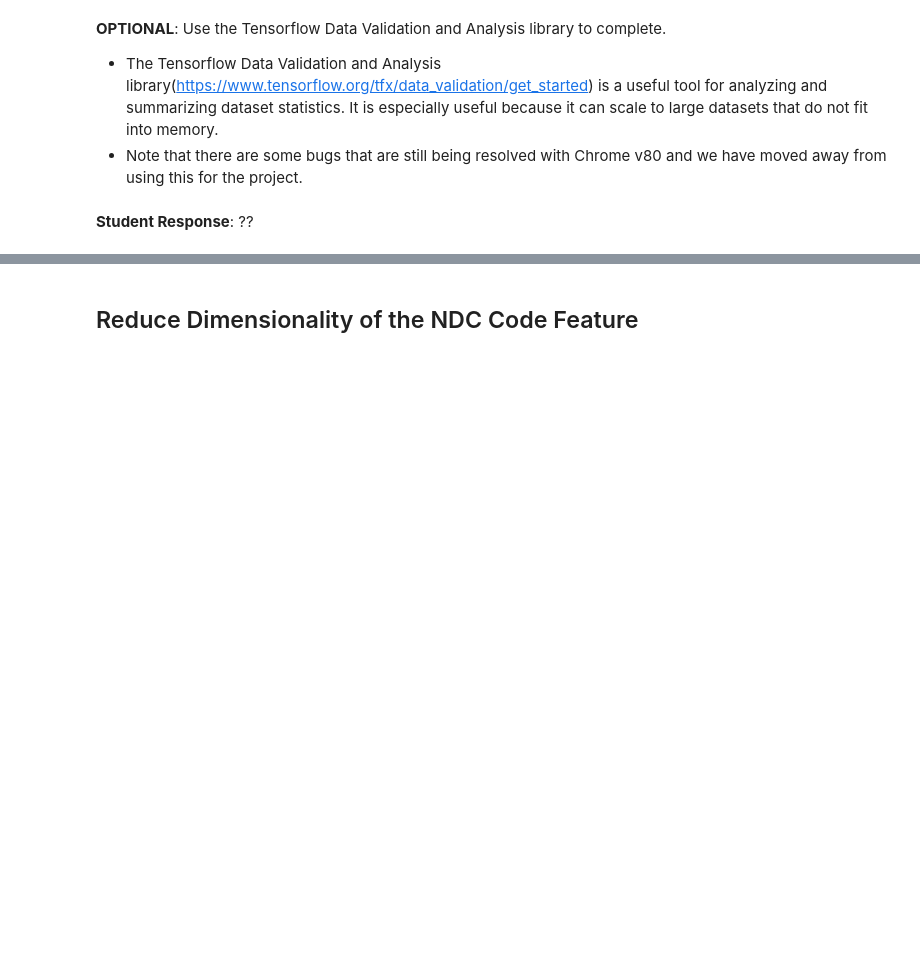
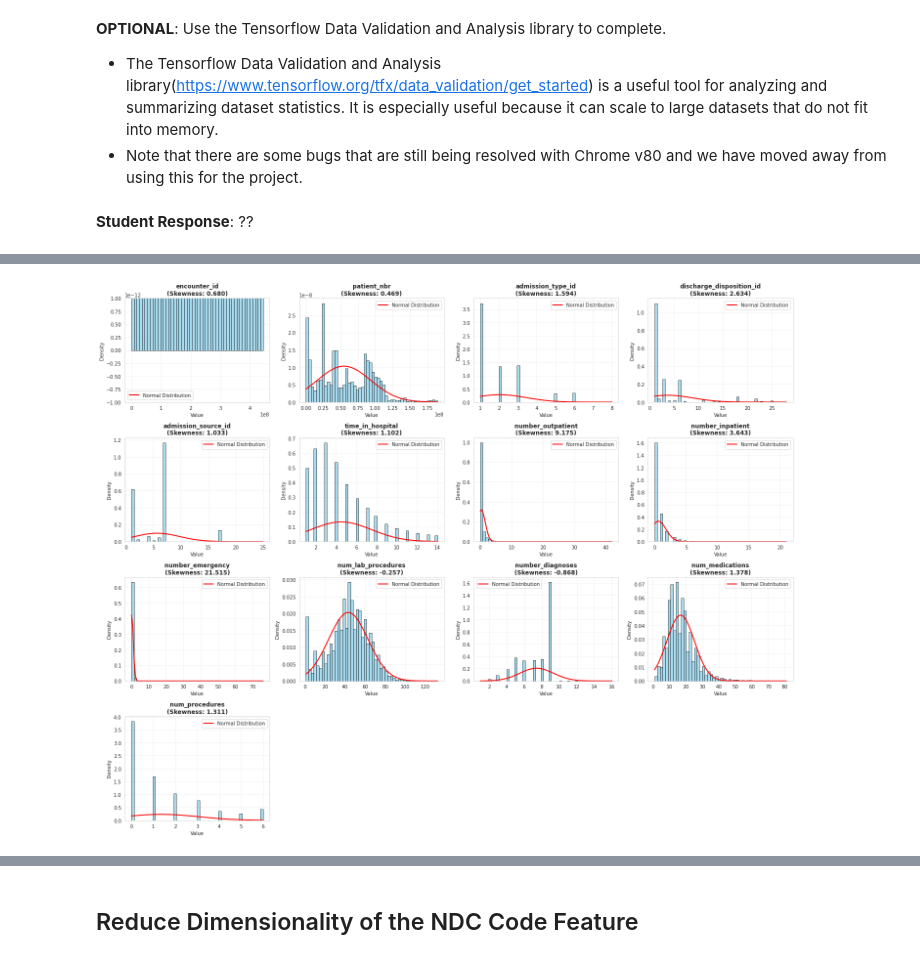
Before and after one commit to polarbeargo/cd0372-Applying-AI-to-EHR-Data, a Jupyter notebook: starter_code/student_project.ipynb, the cells around one changed output, grey strips where cells are left out. Cells and saved outputs as stored; diff of their text form; code cells hidden in the pictures; blank space fills up the shorter version.

```diff
--- a/starter_code/student_project.ipynb
+++ b/starter_code/student_project.ipynb
@@ -204,0 +370,89 @@ tfdv.visualize_statistics(full_data_stats)
+# %%
+# Part B: Gaussian (Normal) Distribution Analysis
+print("\n" + "="*80)
+print("PART B: GAUSSIAN DISTRIBUTION ANALYSIS")
+print("="*80)
+
+# Get numerical columns
+numerical_cols = df.select_dtypes(include=[np.number]).columns.tolist()
+print(f"\nNumerical columns analyzed: {numerical_cols}\n")
+
+# Calculate skewness and kurtosis for each numerical column
+distribution_stats = []
+for col in numerical_cols:
+    # Remove NaN values for calculation
+    col_data = df[col].dropna()
+
+    skewness = stats.skew(col_data)
+    kurtosis = stats.kurtosis(col_data)
+    mean = col_data.mean()
+    std = col_data.std()
+
+    # Perform Shapiro-Wilk test (if sample size is not too large, use a sample)
+    if len(col_data) > 5000:
+        sample_data = col_data.sample(5000, random_state=42)
+    else:
+        sample_data = col_data
+
+    _, p_value = stats.shapiro(sample_data)
+
+    distribution_stats.append({
+        'Column': col,
+        'Skewness': round(skewness, 3),
+        'Kurtosis': round(kurtosis, 3),
+        'Shapiro-Wilk p-value': round(p_value, 6),
+        'Normal Distribution?': 'Yes (p>0.05)' if p_value > 0.05 else 'No (p<0.05)',
+        'Mean': round(mean, 2),
+        'Std Dev': round(std, 2)
+    })
+
+dist_df = pd.DataFrame(distribution_stats)
+print("Distribution Statistics (Skewness close to 0 and Kurtosis close to 0 indicate Normal Distribution):")
+print(dist_df.to_string())
+
+# Create histogram with normal distribution overlay for each numerical column
+import math
+num_cols = len(numerical_cols)
+num_cols_grid = 4  # 4 columns per row
+num_rows_grid = math.ceil(num_cols / num_cols_grid)
+fig, axes = plt.subplots(num_rows_grid, num_cols_grid, figsize=(20, num_rows_grid * 4))
+axes = axes.flatten()
+
+for idx, col in enumerate(numerical_cols):
+    col_data = df[col].dropna()
+
+    axes[idx].hist(col_data, bins=50, density=True, alpha=0.7, color='skyblue', edgecolor='black')
+
+    # Overlay normal distribution curve
+    mu = col_data.mean()
+    sigma = col_data.std()
+    x = np.linspace(col_data.min(), col_data.max(), 100)
+    axes[idx].plot(x, stats.norm.pdf(x, mu, sigma), 'r-', linewidth=2, label='Normal Distribution')
+
+    axes[idx].set_title(f'{col}\n(Skewness: {stats.skew(col_data):.3f})', fontweight='bold')
+    axes[idx].set_xlabel('Value', fontsize=10)
+    axes[idx].set_ylabel('Density', fontsize=10)
+    axes[idx].legend()
+    axes[idx].grid(alpha=0.3)
+
+# Hide unused subplots
+for idx in range(len(numerical_cols), len(axes)):
+    axes[idx].axis('off')
+
+plt.tight_layout()
+plt.show()
+
+print("\n\nKEY FINDINGS FOR PART B:")
+print("-" * 80)
+normal_cols = dist_df[dist_df['Normal Distribution?'].str.contains('Yes')]['Column'].tolist()
+if normal_cols:
+    print(f"Numerical fields with approximately Gaussian distribution:")
+    for col in normal_cols:
+        print(f"  - {col}")
+else:
+    print("None of the numerical fields have a strong Gaussian distribution")
+
+# Fields with near-normal distribution (|skewness| < 0.5)
+near_normal = dist_df[dist_df['Skewness'].abs() < 0.5]['Column'].tolist()
+print(f"\nFields with near-normal distribution (|skewness| < 0.5): {near_normal}")
+# %% [output]
@@ -204,0 +476 @@ tfdv.visualize_statistics(full_data_stats)
+[figure, added]
```
Also changed, not shown: parts of 11 cells of this notebook.
